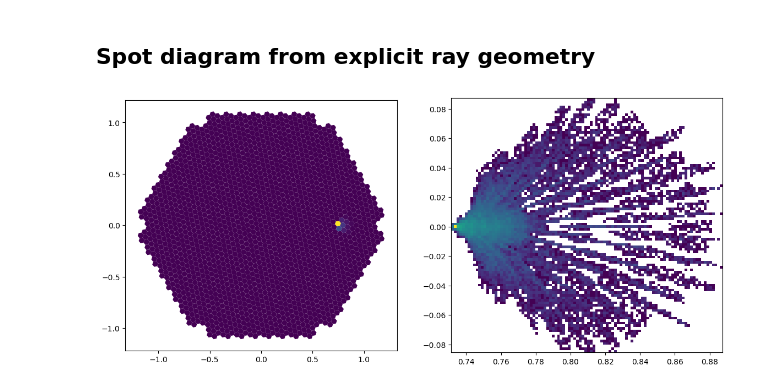
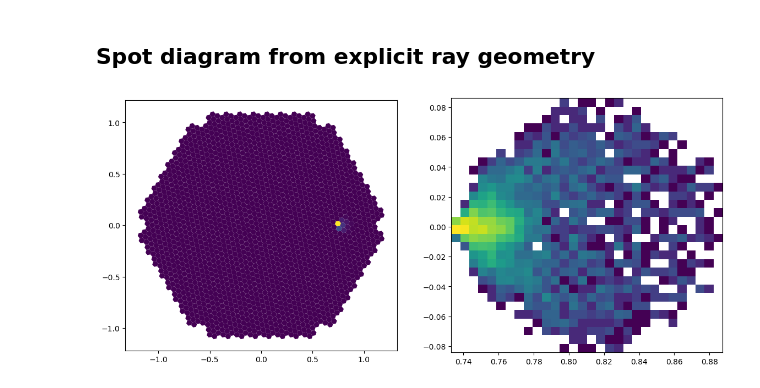
Before and after one commit to GerritRo/iactrace, a Jupyter notebook: docs/examples/LST.ipynb, the cells around one changed output. Drawn from its saved outputs; the diff is of its cells as text; code cells hidden in the pictures.

Commit message:
docs(examples,configs): added specific PMT properties to cameras, reran example notebooks and used focal plane analysis

```diff
--- a/docs/examples/LST.ipynb
+++ b/docs/examples/LST.ipynb
@@ -78,41 +82,38 @@ ax1 = show_camera(image, camera.sensor_groups[0], ax=ax)
 # %% [markdown]
 ## Spot diagram from explicit ray geometry
 # %%
-from iactrace.camera.camera import intersect_sensor
+from iactrace.analysis import FlatFocalPlane
 
-n_rays = 100000
+n_rays = 10000
 key1, key2 = jax.random.split(jax.random.key(123))
 
 r = 12.0 * jnp.sqrt(jax.random.uniform(key1, (n_rays,)))
 theta = jax.random.uniform(key2, (n_rays,)) * 2 * jnp.pi
 ray_origins = jnp.stack(
-    [
-        r * jnp.cos(theta),
-        r * jnp.sin(theta),
-        jnp.ones(n_rays) * 40.0,
-    ],
+    [r * jnp.cos(theta), r * jnp.sin(theta), jnp.ones(n_rays) * 40.0],
     axis=1,
 )
 
 tilt_angle = 1.5 * jnp.pi / 180
 ray_directions = jnp.broadcast_to(
     jnp.array([jnp.sin(tilt_angle), 0.0, -jnp.cos(tilt_angle)]),
     (n_rays, 3),
 )
 ray_values = jnp.ones(n_rays)
 
 rays = telescope.trace(ray_origins, ray_directions, ray_values)
 image = camera.image(rays)
-sensor_rays, _, hit_mask = intersect_sensor(camera, rays, sensor_idx=0)
+
+focal_plane = FlatFocalPlane()
+hits = focal_plane.intersect(rays)
 
 fig, ax = plt.subplots(ncols=2, figsize=(14, 6))
-ax1 = show_camera(image, camera.sensor_groups[0], ax=ax[0])
-hit = hit_mask
-h1 = ax[1].hist2d(
-    sensor_rays.origins[hit, 0],
-    sensor_rays.origins[hit, 1],
-    bins=100,
+show_camera(image, camera.sensor_groups[0], ax=ax[0])
+h2 = ax[1].hist2d(
+    hits.xy_local[hits.alive, 0],
+    hits.xy_local[hits.alive, 1],
+    bins=30,
     norm="log",
 )
 # %% [output]
-[figure, old version]
+[figure, new version]
```
Also changed, not shown: parts of 2 cells of this notebook, 12 other files.
